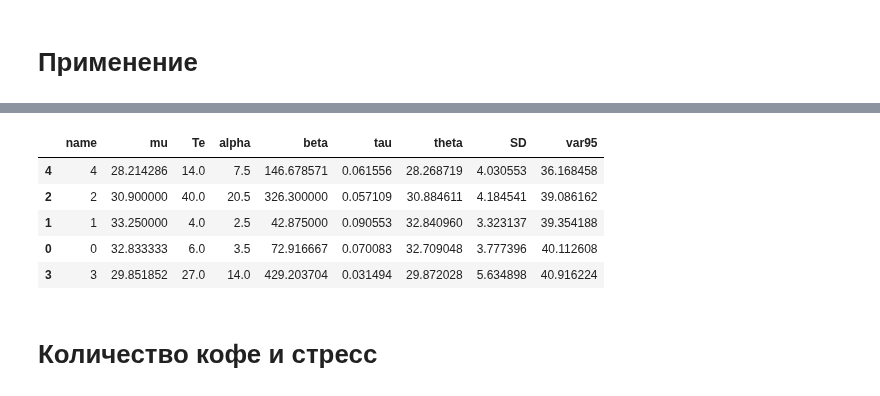
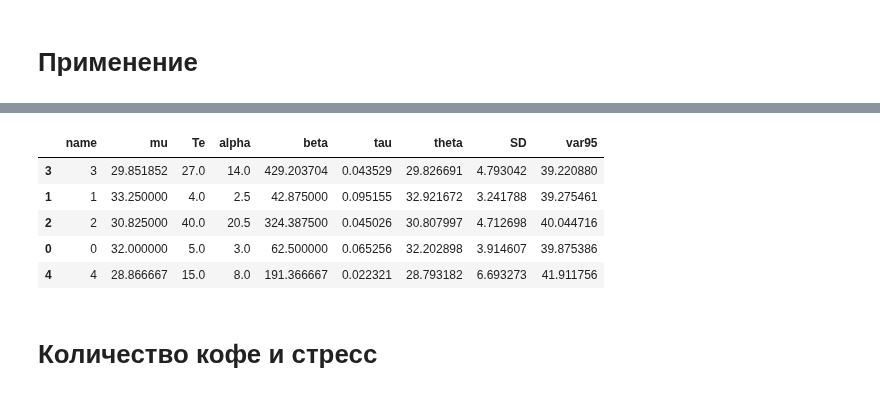
Before and after one commit to ksetdekov/trip_choice_optimizer, a Jupyter notebook: coffee-amount-optimization.ipynb, the cells around one changed output, grey strips where cells are left out. Cells and saved outputs as stored; diff of their text form; code cells hidden in the pictures.

```diff
--- a/coffee-amount-optimization.ipynb
+++ b/coffee-amount-optimization.ipynb
@@ -236,7 +236,10 @@ events = {
     datetime(2025, 2, 17): (2, 38),
     datetime(2025, 2, 18): (4, 25),
     datetime(2025, 2, 19): (4, 33),
-    datetime(2025, 2, 20): (3, 28)
+    datetime(2025, 2, 20): (3, 28),
+    datetime(2025, 2, 21): (4, 38),
+    datetime(2025, 2, 22): (2, 30)
+
 
 }
 
@@ -250,9 +253,9 @@ cups.process_events(events, days=91)
 |  | name | mu | Te | alpha | beta | tau | theta | SD | var95 |
-| 4 | 4 | 28.214286 | 14.0 | 7.5 | 146.678571 | 0.061556 | 28.268719 | 4.030553 | 36.168458 |
-| 2 | 2 | 30.900000 | 40.0 | 20.5 | 326.300000 | 0.057109 | 30.884611 | 4.184541 | 39.086162 |
-| 1 | 1 | 33.250000 | 4.0 | 2.5 | 42.875000 | 0.090553 | 32.840960 | 3.323137 | 39.354188 |
-| 0 | 0 | 32.833333 | 6.0 | 3.5 | 72.916667 | 0.070083 | 32.709048 | 3.777396 | 40.112608 |
-| 3 | 3 | 29.851852 | 27.0 | 14.0 | 429.203704 | 0.031494 | 29.872028 | 5.634898 | 40.916224 |
+| 3 | 3 | 29.851852 | 27.0 | 14.0 | 429.203704 | 0.043529 | 29.826691 | 4.793042 | 39.220880 |
+| 1 | 1 | 33.250000 | 4.0 | 2.5 | 42.875000 | 0.095155 | 32.921672 | 3.241788 | 39.275461 |
+| 2 | 2 | 30.825000 | 40.0 | 20.5 | 324.387500 | 0.045026 | 30.807997 | 4.712698 | 40.044716 |
+| 0 | 0 | 32.000000 | 5.0 | 3.0 | 62.500000 | 0.065256 | 32.202898 | 3.914607 | 39.875386 |
+| 4 | 4 | 28.866667 | 15.0 | 8.0 | 191.366667 | 0.022321 | 28.793182 | 6.693273 | 41.911756 |
 # %% [markdown]
 # Количество кофе и стресс
 # %%
```
Also changed, not shown: parts of 6 cells of this notebook.
